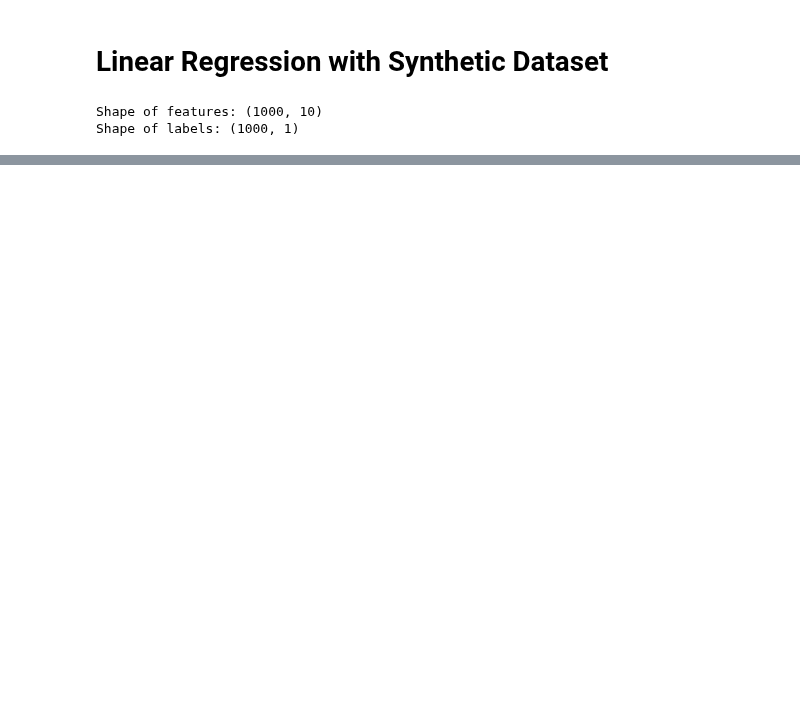
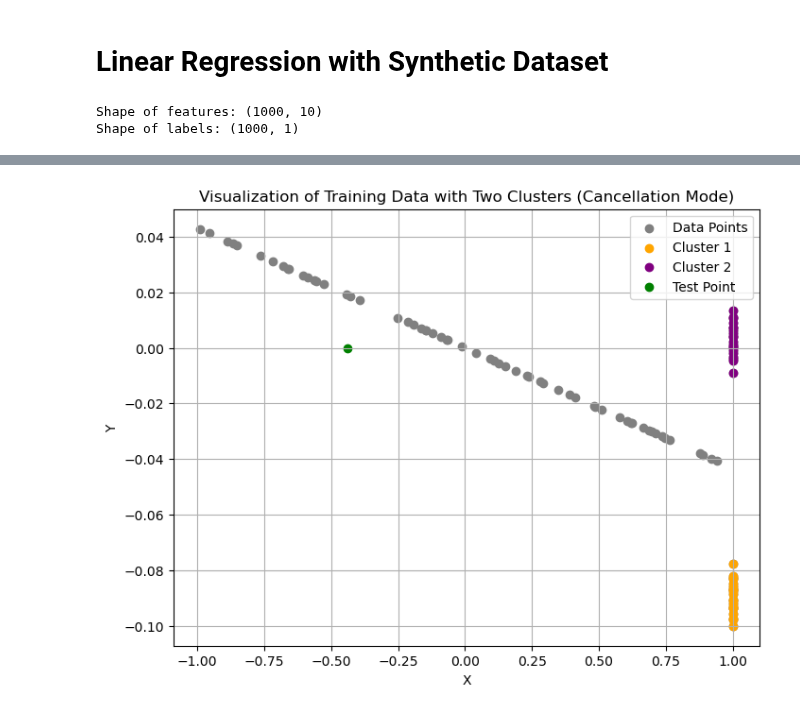
Before and after one commit to sleepymalc/MISS, a Jupyter notebook: linear_regression/synthetic.ipynb, the cells around one changed output, grey strips where cells are left out. Drawn from its saved outputs; the diff is of its cells as text; code cells hidden in the pictures; blank space fills up the shorter version.

```diff
--- a/linear_regression/synthetic.ipynb
+++ b/linear_regression/synthetic.ipynb
@@ -157,0 +173,22 @@ plt.savefig(f'../Figures/Linear_Regression_{mode}_winning.svg', format='svg', dp
+# %%
+# Visualize all the data points with two clusters highlighted# Separate data points for each cluster
+cluster1_X = X_train[:cluster_size]
+cluster1_Y = Y_train[:cluster_size]
+
+cluster2_X = X_train[cluster_size:2 * cluster_size]
+cluster2_Y = Y_train[cluster_size:2 * cluster_size]
+
+# Visualize all the data points with two clusters highlighted
+plt.figure(figsize=(8, 6))
+plt.scatter(X_train, Y_train, color='gray', label='Data Points')
+plt.scatter(cluster1_X, cluster1_Y, color='orange', label='Cluster 1')
+plt.scatter(cluster2_X, cluster2_Y, color='purple', label='Cluster 2')
+plt.scatter(X_test[0], 0, color='green', label='Test Point')
+plt.xlabel('X')
+plt.ylabel('Y')
+plt.title('Visualization of Training Data with Two Clusters (Cancellation Mode)')
+plt.legend()
+plt.grid(True)
+plt.show()
+# %% [output]
+[figure, added]
```
Also changed, not shown: parts of 9 cells of this notebook, 4 other files.
